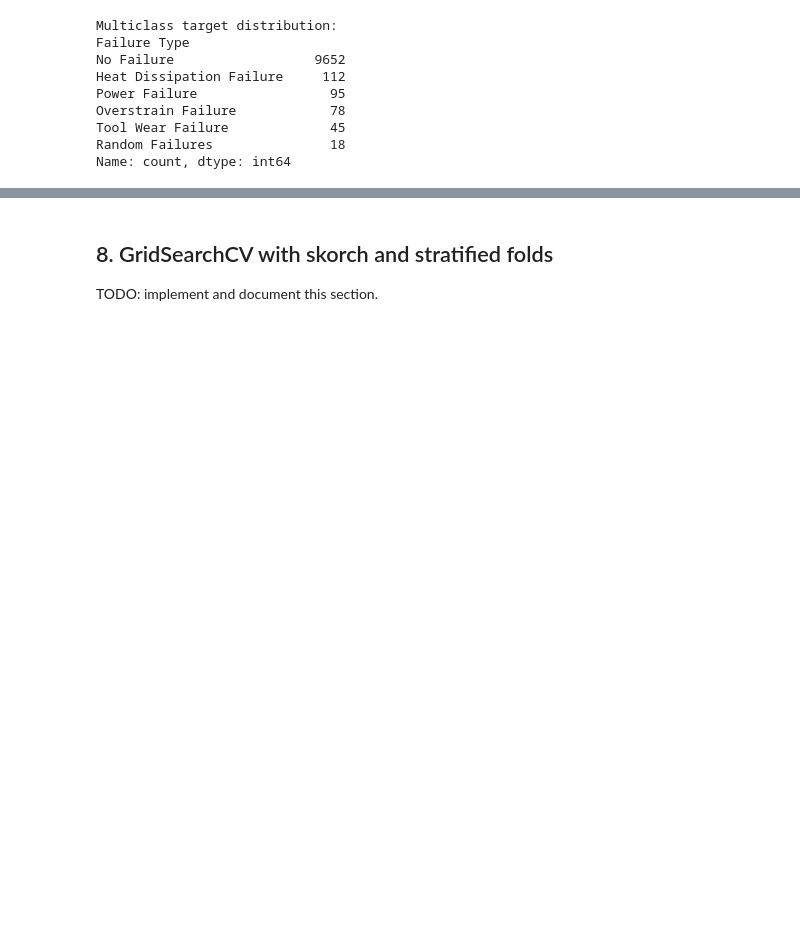
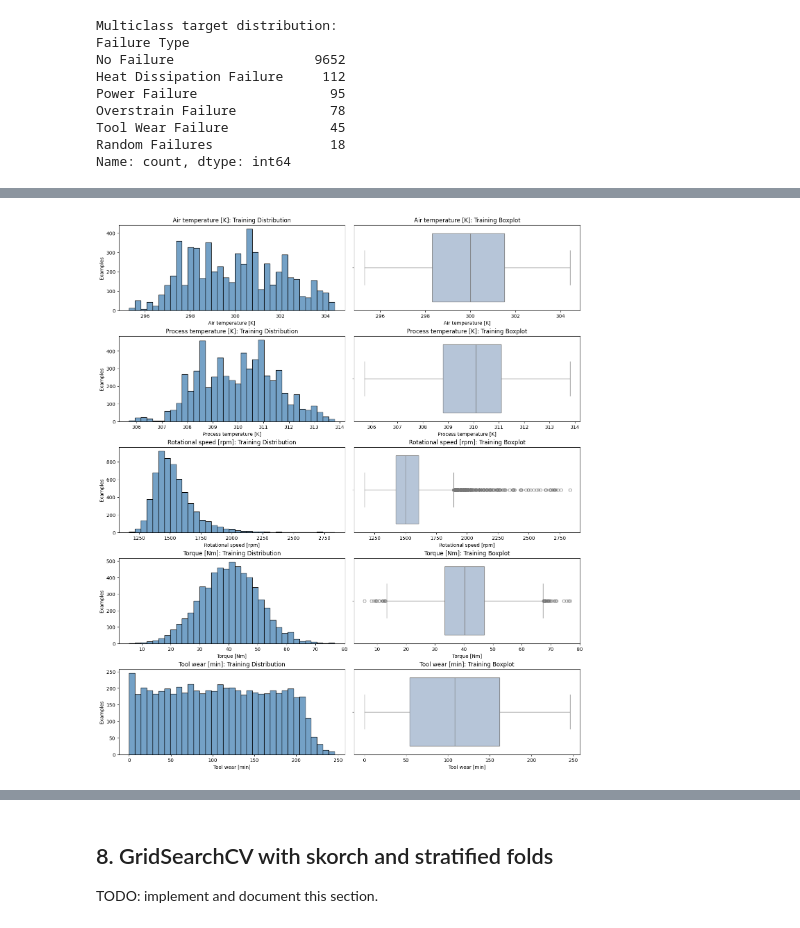
Before and after one commit to soulaimane-22/Deep-Learning-Lab1, a Jupyter notebook: notebooks/02_classification.ipynb, the cells around one changed output, grey strips where cells are left out. Drawn from its saved outputs; the diff is of its cells as text; code cells hidden in the pictures; blank space fills up the shorter version.

```diff
--- a/notebooks/02_classification.ipynb
+++ b/notebooks/02_classification.ipynb
@@ -121,0 +432,46 @@ TODO: implement and document this section.
+# %%
+import seaborn as sns
+
+numeric_summary = train[NUMERIC_FEATURES].describe(
+    percentiles=[0.01, 0.25, 0.5, 0.75, 0.99]
+).T
+
+display(numeric_summary.round(3))
+
+numeric_summary.to_csv(
+    RESULTS_DIR / "maintenance_training_numeric_summary.csv"
+)
+
+fig, axes = plt.subplots(
+    len(NUMERIC_FEATURES),
+    2,
+    figsize=(14, 16),
+    constrained_layout=True,
+)
+
+for row, feature in enumerate(NUMERIC_FEATURES):
+    sns.histplot(
+        data=train,
+        x=feature,
+        bins=35,
+        color="steelblue",
+        ax=axes[row, 0],
+    )
+    axes[row, 0].set_title(f"{feature}: Training Distribution")
+    axes[row, 0].set_ylabel("Examples")
+
+    sns.boxplot(
+        data=train,
+        x=feature,
+        color="lightsteelblue",
+        ax=axes[row, 1],
+    )
+    axes[row, 1].set_title(f"{feature}: Training Boxplot")
+
+fig.savefig(
+    PLOT_DIR / "maintenance_training_numeric_distributions.png",
+    dpi=160,
+    bbox_inches="tight",
+)
+plt.show()
+# %% [output]
@@ -121,0 +484 @@ TODO: implement and document this section.
+[figure, added]
```
Also changed, not shown: parts of 39 cells of this notebook, 39 other files.
